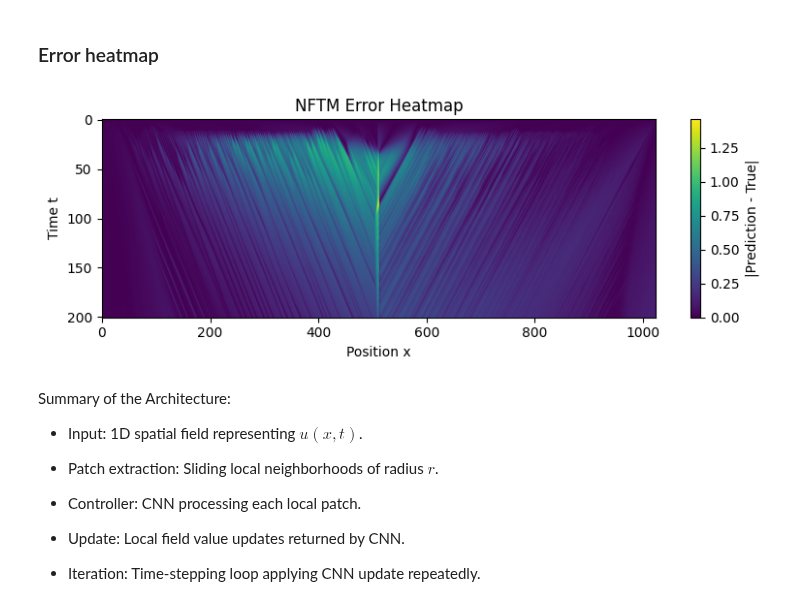
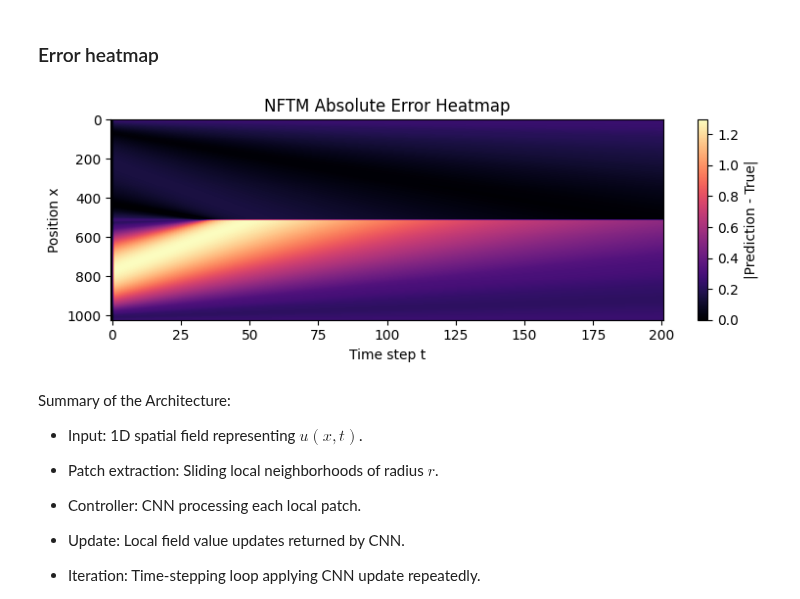
Before and after one commit to Samuel-Chapuis/CS-NFTM-Fork, a Jupyter notebook: NFTM_for_Physic/CNN_burgers_1D.ipynb, the cells around one changed output. Cells and saved outputs as stored; diff of their text form; code cells hidden in the pictures.

```diff
--- a/NFTM_for_Physic/CNN_burgers_1D.ipynb
+++ b/NFTM_for_Physic/CNN_burgers_1D.ipynb
@@ -270,6 +330,17 @@ CNNController(
 * Need to **reshape** back to the field shape: `(batch_size,  N)`.
 
 * Writing: updating the field.
+# %%
+# We pass as argument the batch of fields.
+def extract_patches(fields_batch, patch_radius=1):
+    # fields_batch shape: (batch_size, N)
+    batch_size, N = fields_batch.shape
+    x = fields_batch.unsqueeze(1)  # (batch_size, 1, N)
+    pad = nn.ReplicationPad1d(patch_radius)
+    padded = pad(x)  # (batch_size, 1, N + 2*patch_radius)
+    patches = padded.unfold(dimension=2, size=2*patch_radius+1, step=1)  # (batch_size, 1, N, patch_size)
+    patches = patches.squeeze(1)  # (batch_size, N, patch_size)
+    return patches
 # %% [markdown]
 #### Loss Function
 
@@ -299,6 +370,6 @@ mse_loss = nn.MSELoss() # LOSS FUNCTION
 
 * We can use the Adam optimizer among others.
 # %%
-optimizer = torch.optim.Adam(cnn_controller.parameters(), lr=1e-3) # OPTIMIZER
+optimizer = torch.optim.Adam(cnn_controller.parameters(), lr=1e-4) # OPTIMIZER
 # %% [markdown]
 #### Training Loop: 10 epochs
@@ -470,18 +863,26 @@ plt.show()
 ### Error heatmap
 # %%
 # Error at each grid point and time
-error = u_pred.cpu().numpy() - data_tensor[0].cpu().numpy()  # shape (T, N)
-abs_error = np.abs(error)
+# pred_trajectory: tensor of predicted solution (T, N)
+# true_trajectory: tensor of true solution (T, N)
+
+# Convert to numpy for error computation
+pred_np = pred_trajectory.cpu().numpy()      # shape (T, N)
+true_np = true_trajectory.cpu().numpy()      # shape (T, N)
+
+# Compute absolute error at each time step and position
+abs_error = np.abs(pred_np - true_np)        # shape (T, N)
+
 plt.figure(figsize=(8, 3))
-plt.imshow(abs_error, aspect='auto', cmap='viridis')
+plt.imshow(abs_error.T, aspect='auto', cmap='magma')  # Transpose to show position on y-axis
 plt.colorbar(label='|Prediction - True|')
-plt.xlabel('Position x')
-plt.ylabel('Time t')
-plt.title('NFTM Error Heatmap')
+plt.xlabel('Time step t')
+plt.ylabel('Position x')
+plt.title('NFTM Absolute Error Heatmap')
 plt.tight_layout()
 plt.show()
 # %% [output]
-[figure, old version]
+[figure, new version]
 # %% [markdown]
 Summary of the Architecture:
 
```
Also changed, not shown: parts of 14 cells of this notebook.
